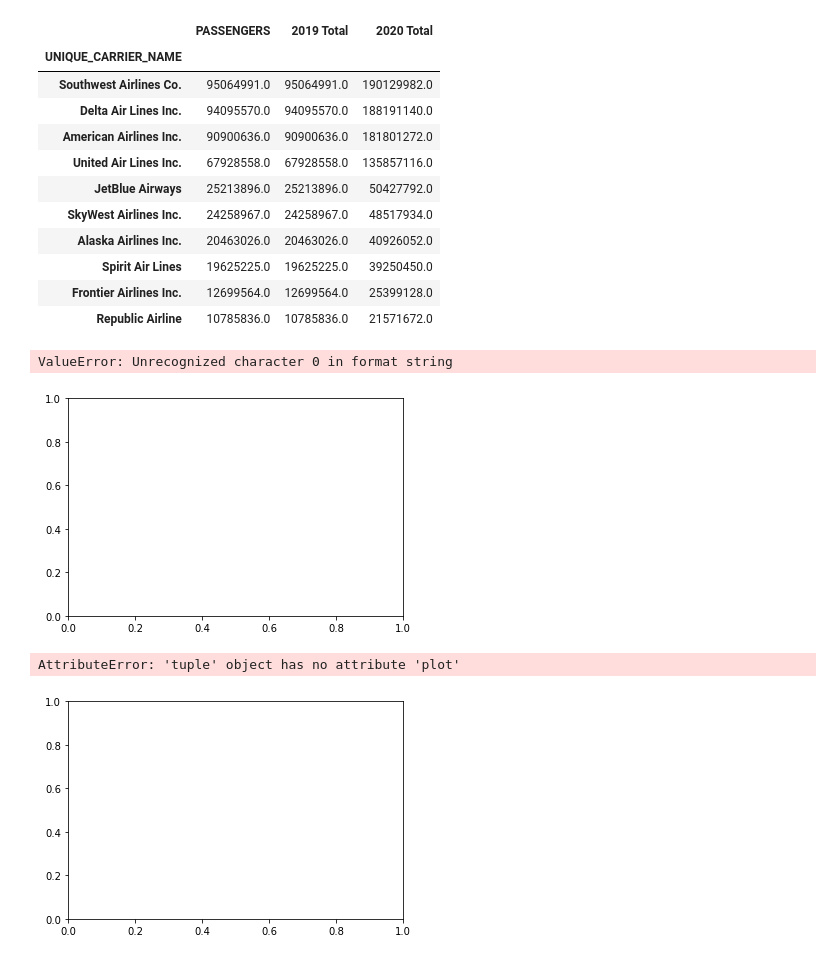
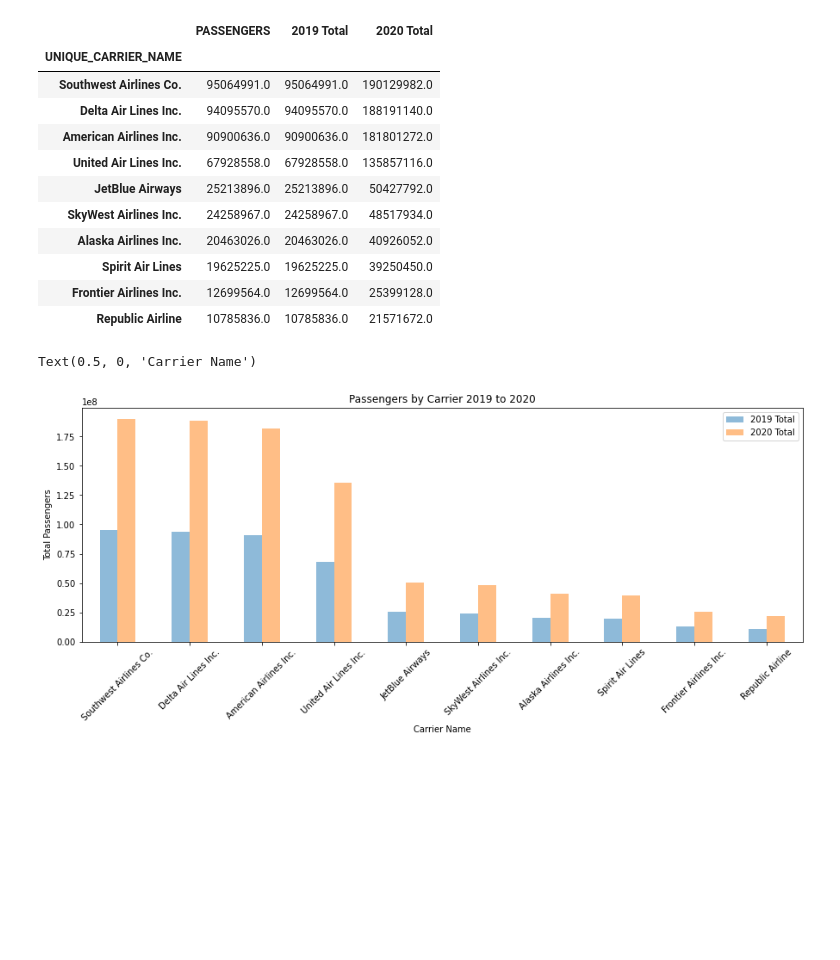
Before and after one commit to eukestad/team_awesomesauce, a Jupyter notebook: Ana's Analysis/Carrier_Analysis.ipynb, the cells around one changed output. Saved outputs shown, nothing was run; the diff lists cells and outputs as text; code cells hidden in the pictures; blank space fills up the shorter version.

```diff
--- a/Ana's Analysis/Carrier_Analysis.ipynb
+++ b/Ana's Analysis/Carrier_Analysis.ipynb
@@ -74,35 +74,12 @@ Sorted_Carrier.head(10)
 | Spirit Air Lines | 19625225.0 | 19625225.0 | 39250450.0 |
 | Frontier Airlines Inc. | 12699564.0 | 12699564.0 | 25399128.0 |
 | Republic Airline | 10785836.0 | 10785836.0 | 21571672.0 |
-# %%
-x_axis =np.arange(1,8,100)
-y1 = '2019 Total'
-y2 = '2020 Total'
-plt.plot(x_axis,y1,color="red")
-plt.plot(x_axis,y2,color="blue")
-
-plt.grid(True)
-plt.xlabel("Carrier Name")
-plt.ylabel("Passengers")
-plt.show()
-# %% [output]
-ValueError: Unrecognized character 0 in format string
-[figure, removed]
-# %%
-AL_list = ['Southwest Airlines Co.','Delta Air Lines Inc.','American Airlines Inc.','United Air Lines Inc.','JetBlue Airways','SkyWest Airlines Inc.','Alaska Airlines Inc.', 'Spirit Air Lines', 'Frontier Airlines Inc.', 'Republic Airline']
-passengers2019 = '2019 Total'
-passengers2020 = '2020 Total'
-
-ax1 = plt.subplots()
-ax1.plot(x_axis,passengers2019, color='blue', label='2019 Passengers')
-ax1.set_title("Top 10 impacted airlines")
-ax1.set_xlabel("Airline Name")
-ax1.set_ylabel("Number of Passengers")
-ax1.plot(x_axis,passengers2020, color='red', label='2020 Passengers')
-ax1.get_yaxis().set_major_formatter(
-    matplotlib.ticker.FuncFormatter(lambda x, p: format(int(x), ',')))
-plt.figure(figsize=(9, 3))
-plt.show()
-# %% [output]
-AttributeError: 'tuple' object has no attribute 'plot'
-[figure, removed]
+# %%
+filtered_carrier = Sorted_Carrier[['2019 Total','2020 Total']].head(10)
+filtered_carrier_bar = filtered_carrier.plot.bar(figsize=(15,5), alpha=0.5, align="center", title="Passengers by Carrier 2019 to 2020")
+filtered_carrier_bar.set_xticklabels(filtered_carrier.index, rotation=45)
+filtered_carrier_bar.set_ylabel("Total Passengers")
+filtered_carrier_bar.set_xlabel("Carrier Name")
+# %% [output]
+Text(0.5, 0, 'Carrier Name')
+[figure, added]
```
